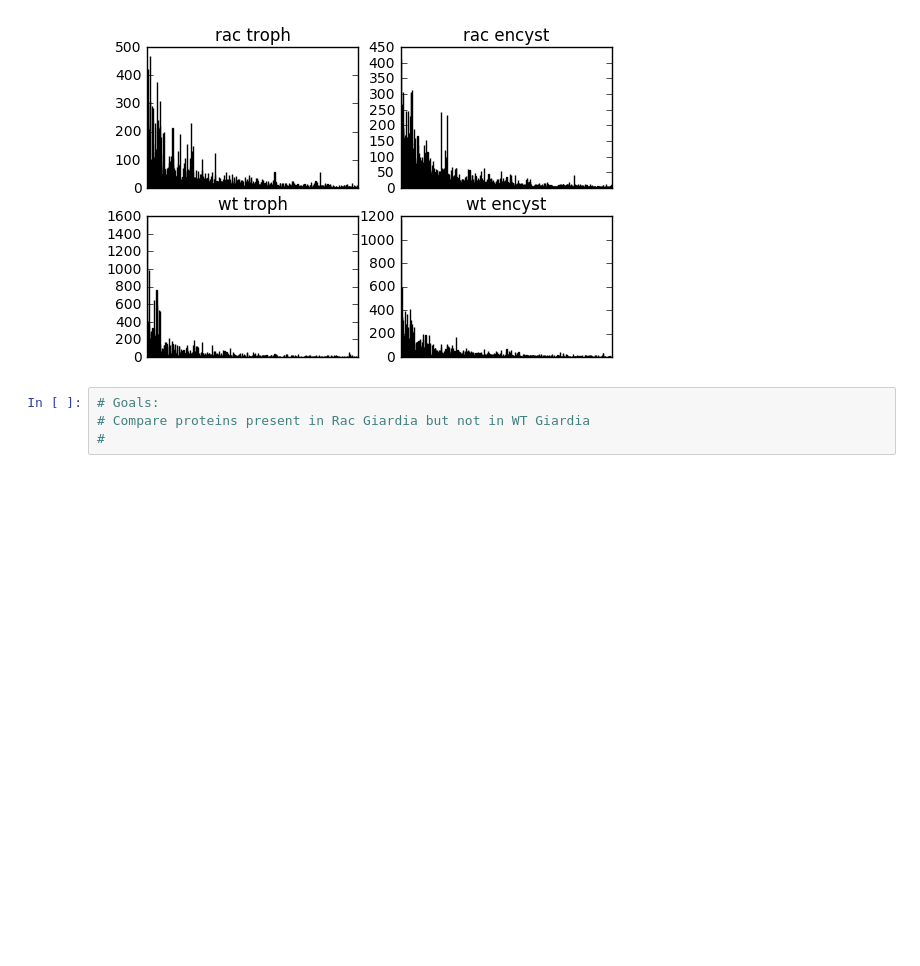
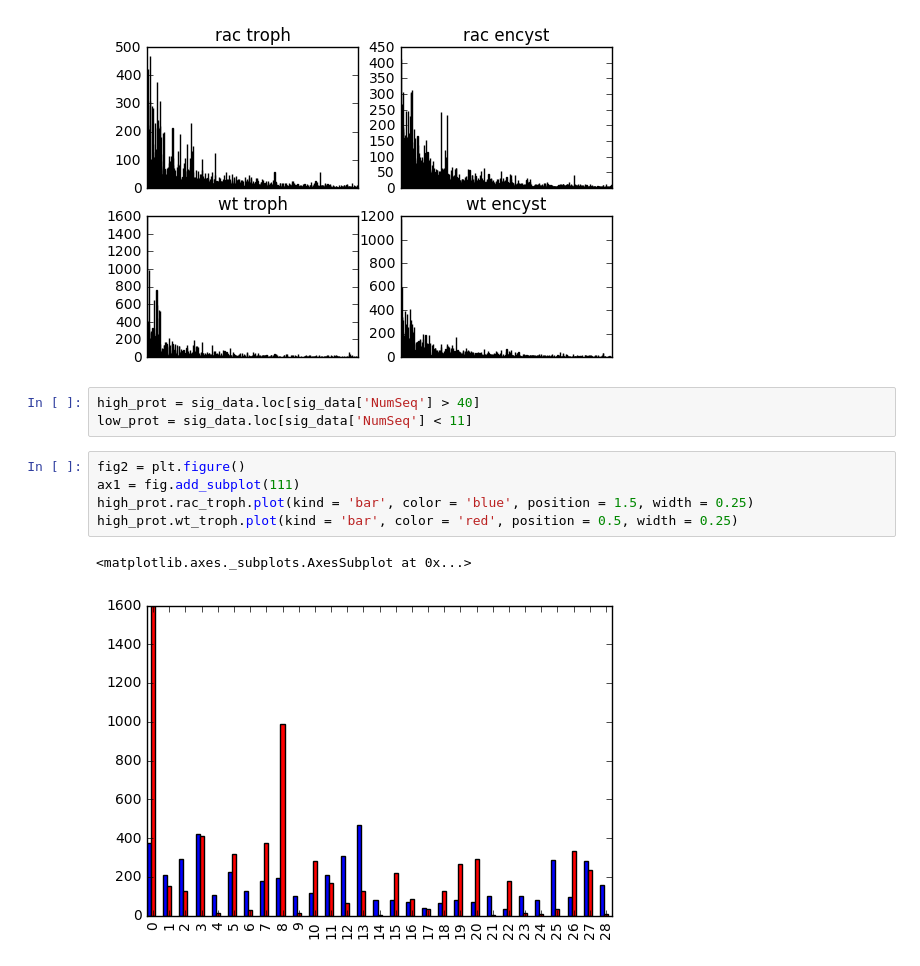
Before and after one commit to atpased/Giardia-encystation-Rac-interactors-, a Jupyter notebook: Giardia.ipynb, the cells around one changed output. Saved outputs shown, nothing was run; the diff lists cells and outputs as text; blank space fills up the shorter version.

Commit message:
dual color bar graph for top proteins by NumSeq score

```diff
--- a/Giardia.ipynb
+++ b/Giardia.ipynb
@@ -42,7 +60,14 @@ sig_data['wt_encyst'].plot(kind = 'bar')
 # %% [output]
 <matplotlib.axes._subplots.AxesSubplot at 0x...>
 [figure]
-# %%
-# Goals:
-# Compare proteins present in Rac Giardia but not in WT Giardia
-#
+# %%
+high_prot = sig_data.loc[sig_data['NumSeq'] > 40]
+low_prot = sig_data.loc[sig_data['NumSeq'] < 11]
+# %%
+fig2 = plt.figure()
+ax1 = fig.add_subplot(111)
+high_prot.rac_troph.plot(kind = 'bar', color = 'blue', position = 1.5, width = 0.25)
+high_prot.wt_troph.plot(kind = 'bar', color = 'red', position = 0.5, width = 0.25)
+# %% [output]
+<matplotlib.axes._subplots.AxesSubplot at 0x...>
+[figure, added]
```
Also changed, not shown: parts of 1 cell of this notebook.
